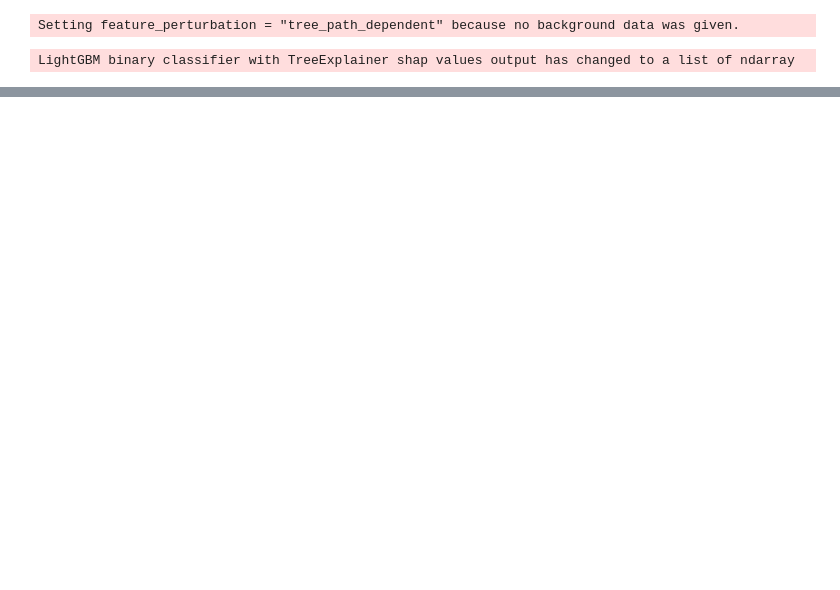
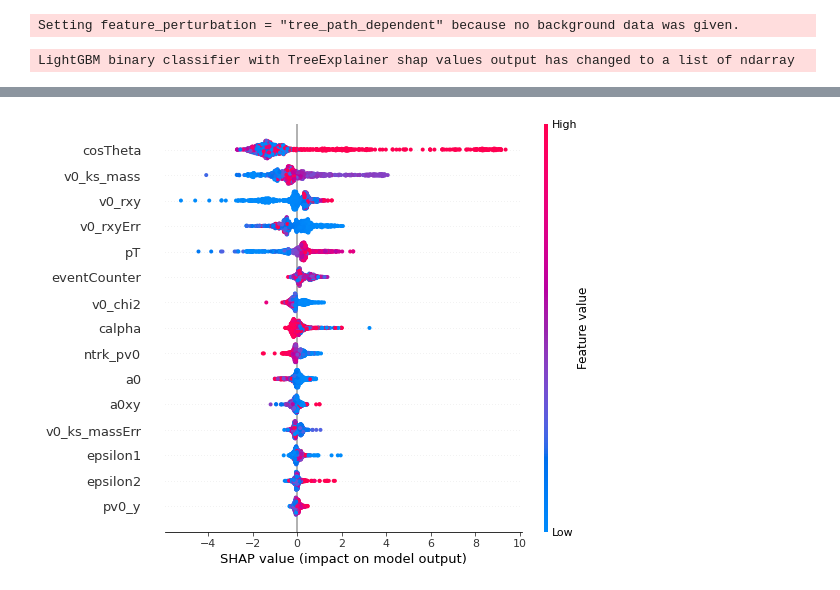
Before and after one commit to JohannSeverin/PUK_ml_high, a Jupyter notebook: Fischer for classifying.ipynb, the cells around one changed output, grey strips where cells are left out. Cells and saved outputs as stored; diff of their text form; code cells hidden in the pictures; blank space fills up the shorter version.

```diff
--- a/Fischer for classifying.ipynb
+++ b/Fischer for classifying.ipynb
@@ -267,0 +334,4 @@ shap.summary_plot(shap_values, test_X)
+# %%
+shap.summary_plot(shap_values[1], explain_set)
+# %% [output]
+[figure, added]
```
Also changed, not shown: parts of 11 cells of this notebook, 8 other files.
